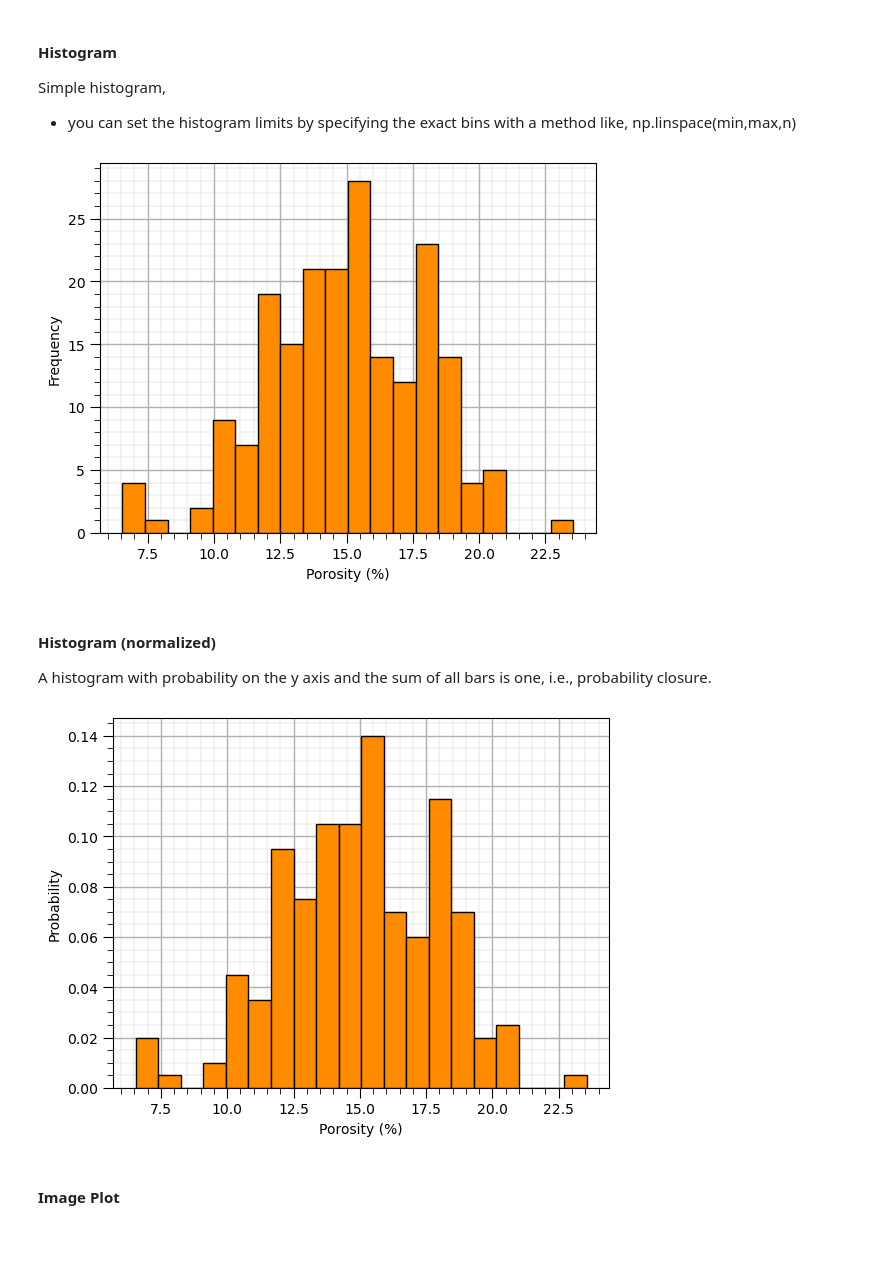
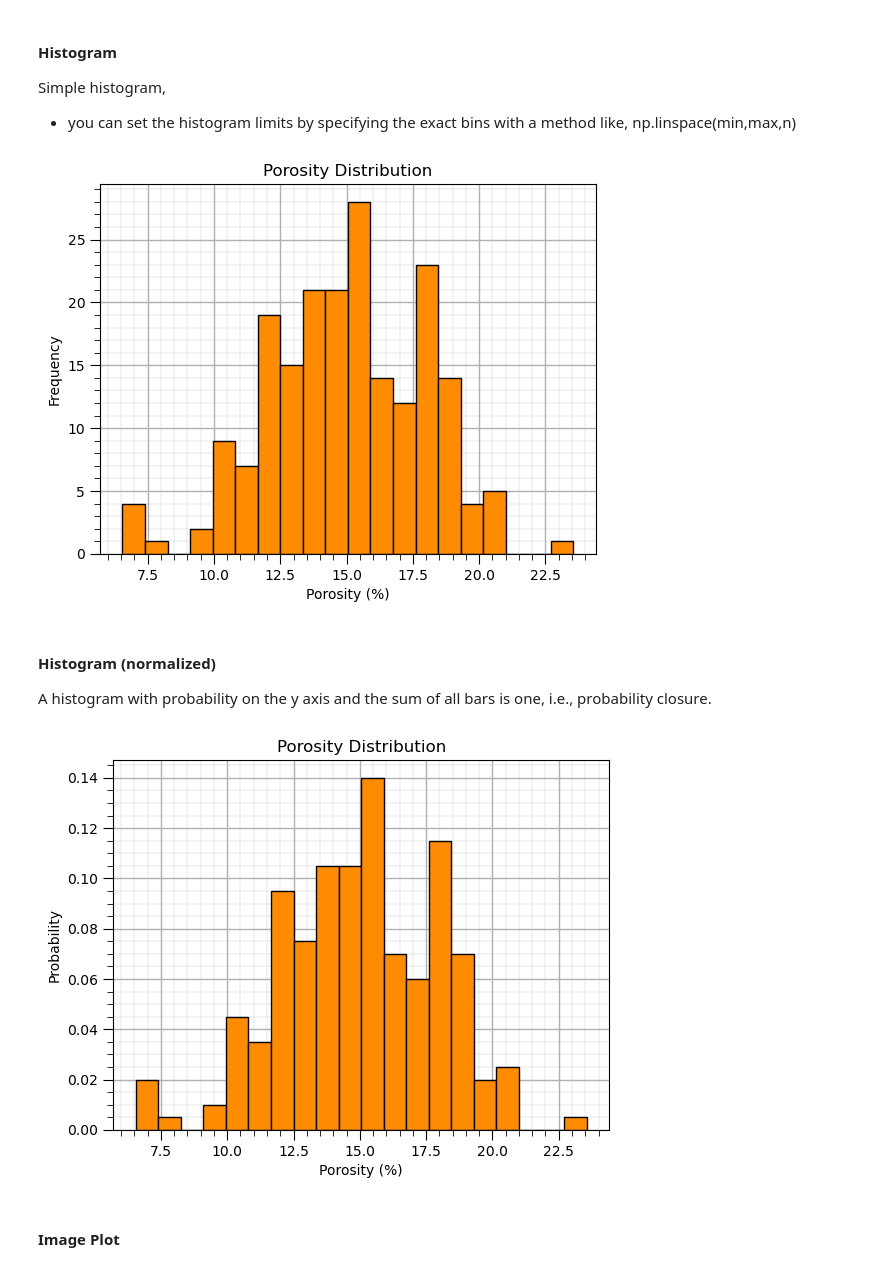
Before and after one commit to GeostatsGuy/MachineLearningDemos_Book, a Jupyter notebook: _sources/MachineLearning_python.ipynb, the cells around one changed output. Saved outputs shown, nothing was run; the diff lists cells and outputs as text; code cells hidden in the pictures; blank space fills up the shorter version.

```diff
--- a/_sources/MachineLearning_python.ipynb
+++ b/_sources/MachineLearning_python.ipynb
@@ -487,18 +516,18 @@ Simple histogram,
 * you can set the histogram limits by specifying the exact bins with a method like, np.linspace(min,max,n)
 # %%
 plt.hist(df['Por'],color='darkorange',edgecolor='black',bins=20); plt.xlabel('Porosity (%)'); plt.ylabel('Frequency') # histogram
-add_grid(); plt.show()
+plt.title('Porosity Distribution'); add_grid(); plt.show()
 # %% [output]
-[figure, old version]
+[figure, new version]
 # %% [markdown]
 #### Histogram (normalized)
 
 A histogram with probability on the y axis and the sum of all bars is one, i.e., probability closure.
 # %%
 plt.hist(df['Por'],color='darkorange',edgecolor='black',weights = np.ones(len(df))/len(df),bins=20) # normalized histogram
-plt.xlabel('Porosity (%)'); plt.ylabel('Probability'); add_grid(); plt.show()
+plt.title('Porosity Distribution'); plt.xlabel('Porosity (%)'); plt.ylabel('Probability'); add_grid(); plt.show()
 # %% [output]
-[figure, old version]
+[figure, new version]
 # %% [markdown]
 #### Image Plot
 # %%
```
Also changed, not shown: parts of 37 cells of this notebook, 24 other files.
